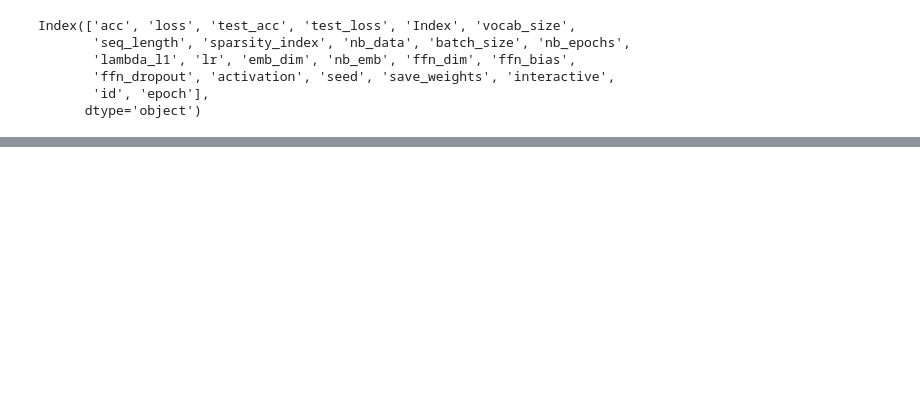
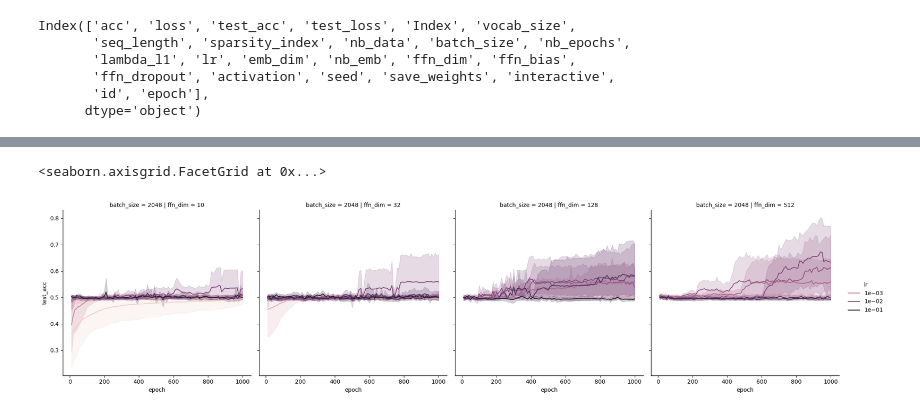
Before and after one commit to wesbz/pal, a Jupyter notebook: pruning/visualize.ipynb, the cells around one changed output, grey strips where cells are left out. Saved outputs shown, nothing was run; the diff lists cells and outputs as text; code cells hidden in the pictures; blank space fills up the shorter version.

```diff
--- a/pruning/visualize.ipynb
+++ b/pruning/visualize.ipynb
@@ -264,0 +302,3 @@ sns.relplot(x='epoch', y='test_acc', data=data.query(condition), kind='line', hu
+# %%
+EXP_DIR = Path('./results/Mk2')
+configs_db = pd.read_json(EXP_DIR / 'config.jsonl', lines=True).dropna()
@@ -264,0 +341,12 @@ sns.relplot(x='epoch', y='test_acc', data=data.query(condition), kind='line', hu
+# %%
+row = configs_db.iloc[0]
+pd.DataFrame(
+        torch.stack([
+            np.load(f'./results/{row.id}/accs.pkl', allow_pickle=True),
+            np.load(f'./results/{row.id}/losses.pkl', allow_pickle=True),
+            np.load(f'./results/{row.id}/test_accs.pkl', allow_pickle=True),
+            np.load(f'./results/{row.id}/test_losses.pkl', allow_pickle=True)
+        ]).T,
+        columns=['acc', 'loss', 'test_acc', 'test_loss'],
+        index=np.arange(1, 1001)
+    ).assign(**row.to_dict() | {'epoch': np.arange(1, 1001)}).reset_index()
@@ -264,0 +369,14 @@ sns.relplot(x='epoch', y='test_acc', data=data.query(condition), kind='line', hu
+# %%
+data = pd.concat([
+    pd.DataFrame(
+        torch.stack([
+            np.load(EXP_DIR / f'{row.id}/accs.pkl', allow_pickle=True),
+            np.load(EXP_DIR / f'{row.id}/losses.pkl', allow_pickle=True),
+            np.load(EXP_DIR / f'{row.id}/test_accs.pkl', allow_pickle=True),
+            np.load(EXP_DIR / f'{row.id}/test_losses.pkl', allow_pickle=True)
+        ]).T,
+        columns=['acc', 'loss', 'test_acc', 'test_loss']
+    ).assign(**row._asdict() | {'epoch': np.arange(1, 1001)})
+    for row in tqdm(configs_db.itertuples(), total=len(configs_db)) if Path(EXP_DIR / f'{row.id}').exists()
+    # and (row.model_seed in subset_exp)
+]).reset_index(drop=True)
@@ -264,0 +427,13 @@ sns.relplot(x='epoch', y='test_acc', data=data.query(condition), kind='line', hu
+# %%
+# data.groupby(['id']).plot(x='epoch', y=['loss', 'test_loss', 'acc', 'test_acc'], legend=True, subplots=[('loss', 'test_loss'), ('acc', 'test_acc')], figsize=(10, 4))
+# data.drop(columns=['id']).groupby(['batch_size', 'nb_epochs', 'lambda_l1', 'lr', 'emb_dim', 'nb_emb', 'ffn_dim', 'ffn_bias', 'ffn_dropout', 'activation', 'epoch']).mean().reset_index().groupby(['batch_size', 'nb_epochs', 'lambda_l1', 'lr', 'emb_dim', 'nb_emb', 'ffn_dim', 'ffn_bias', 'ffn_dropout', 'activation']).plot(x='epoch', y=['loss', 'test_loss', 'acc', 'test_acc'], legend=True, subplots=[('loss', 'test_loss'), ('acc', 'test_acc')], figsize=(10, 4))
+# for group in data.groupby(['id']):
+#     plt.figure()
+#     sns.lineplot(x='epoch', y='test_acc', data=group[1], label=group[0])
+
+condition = 'epoch % 10 == 0'
+
+sns.relplot(x='epoch', y='test_acc', data=data.query(condition), kind='line', hue='lr', hue_norm=mpl.colors.LogNorm(), legend='full', row='batch_size', col='ffn_dim')
+# %% [output]
+<seaborn.axisgrid.FacetGrid at 0x...>
+[figure, added]
```
Also changed, not shown: parts of 18 cells of this notebook.
